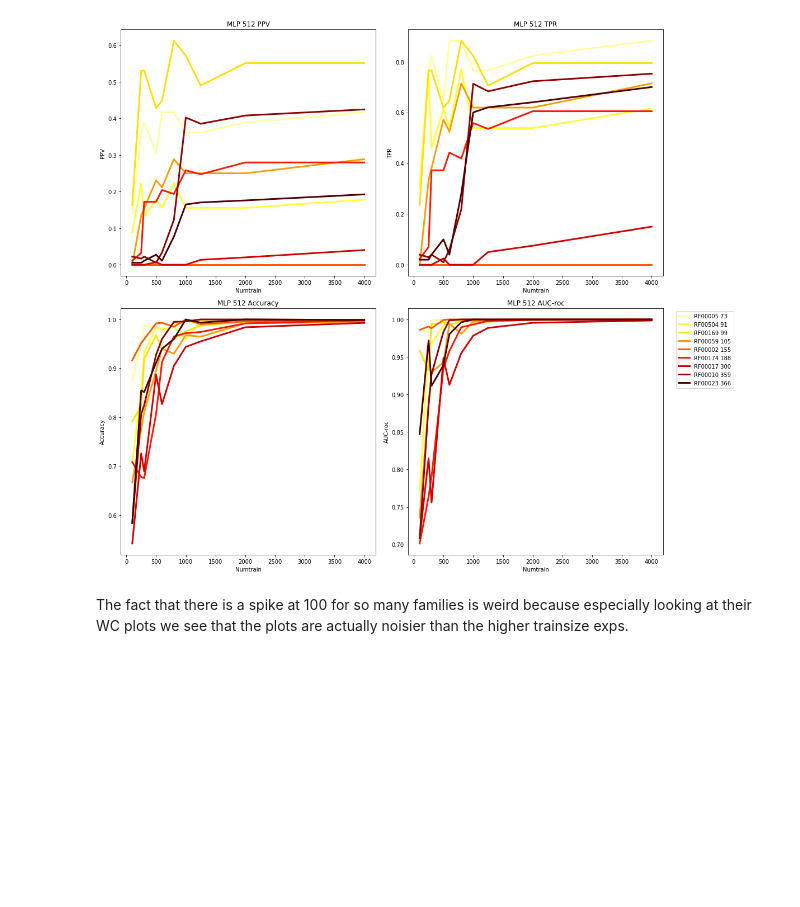
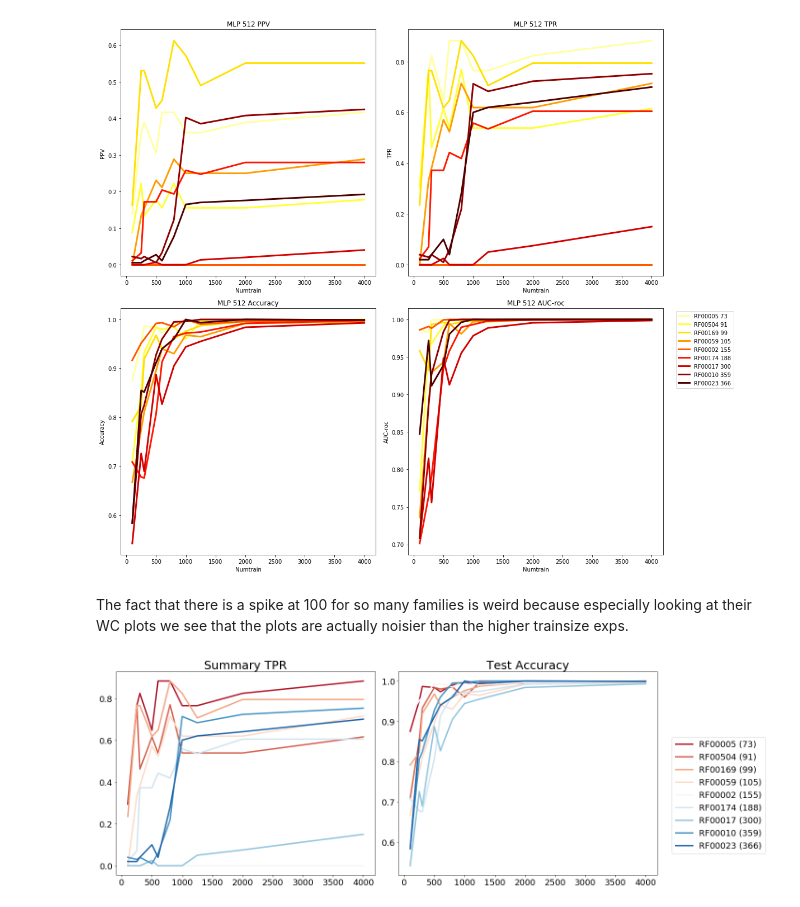
Before and after one commit to steffanpaul/rna_secstructure_code, a Jupyter notebook: marks_trainsize/Data Analysis.ipynb, the cells around one changed output. Saved outputs shown, nothing was run; the diff lists cells and outputs as text; code cells hidden in the pictures; blank space fills up the shorter version.

```diff
--- a/marks_trainsize/Data Analysis.ipynb
+++ b/marks_trainsize/Data Analysis.ipynb
@@ -279,3 +283,41 @@ plt.show()
 [figure]
 # %% [markdown]
 The fact that there is a spike at 100 for so many families is weird because especially looking at their WC plots we see that the plots are actually noisier than the higher trainsize exps.
+# %%
+#visualize
+#statsdf = statsdf[statsdf['Numtrain'] <= 2000]
+fig = plt.figure(figsize=(20,7))
+
+
+lw = 3.0
+cmp = 'RdBu'
+hrder = list(inforel.sort_values('Length').index)
+leg_labels = ['%s (%s)'%(f,inforel['Length'].loc[f]) for f in hrder]
+fs = 15
+
+ax2 = fig.add_subplot(1,2,1)
+ax2 = sb.lineplot(data=statsdf, x='Numtrain', y='TPR', hue='Family', linewidth=lw, palette=cmp, hue_order=hrder)
+ax2.set_title('Summary TPR', fontsize=25)
+ax2.set_xlabel('')
+ax2.set_ylabel('')
+ax2.get_legend().remove()
+ax2.tick_params(axis='both', which='major', labelsize=18)
+
+
+ax3 = fig.add_subplot(1,2,2)
+ax3 = sb.lineplot(data=statsdf, x='Numtrain', y='Accuracy', hue='Family', linewidth=lw, palette=cmp, hue_order=hrder)
+ax3.set_title('Test Accuracy', fontsize=25)
+ax3.set_xlabel('')
+ax3.set_ylabel('')
+ax3.get_legend().remove()
+ax3.tick_params(axis='both', which='major', labelsize=18)
+
+
+
+
+
+plt.legend(labels = leg_labels, fontsize = 18, bbox_to_anchor=(1.04,0.7), loc="upper left")
+plt.savefig('../marks_figures/trainsizefigs/ts_trends.pdf')
+plt.show()
+# %% [output]
+[figure, added]
```
Also changed, not shown: parts of 1 cell of this notebook, 51 other files.
